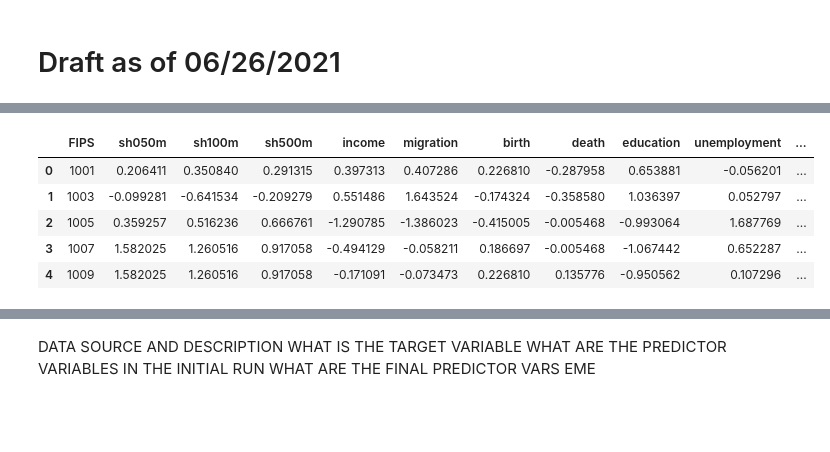
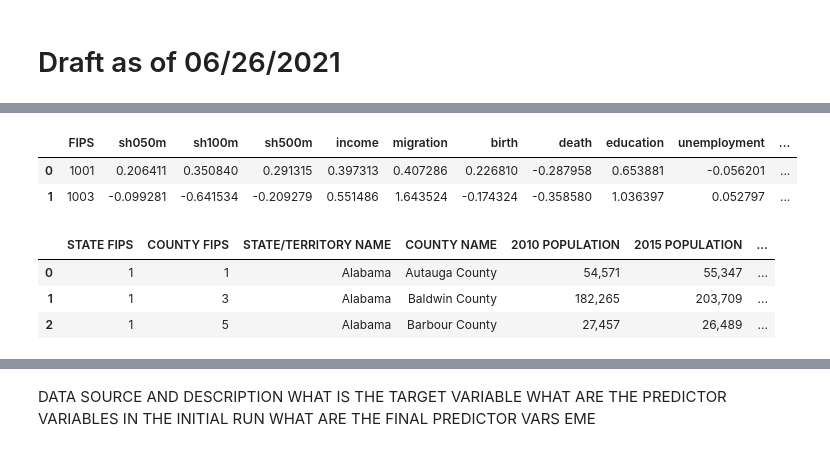
Before and after one commit to lswh/maba_analytics_algorithms_project, a Jupyter notebook: 06302021_TeamGreen_JupyterNotebookSubmission.ipynb, the cells around one changed output, grey strips where cells are left out. Cells and saved outputs as stored; diff of their text form; code cells hidden in the pictures; blank space fills up the shorter version.

Commit message:
Added head lines

```diff
--- a/06302021_TeamGreen_JupyterNotebookSubmission.ipynb
+++ b/06302021_TeamGreen_JupyterNotebookSubmission.ipynb
@@ -42,10 +36,14 @@ raw_harvard_election_returns_main.head()
 # %%
-raw_facebook_social_connectedness_index.head()
+raw_facebook_social_connectedness_index.head(2)
 # Social Index Density within 50 mile, 100 mile and 500 mile radius:
 # %% [output]
 |  | FIPS | sh050m | sh100m | sh500m | income | migration | birth | death | education | unemployment | ... |
 | 0 | 1001 | 0.206411 | 0.350840 | 0.291315 | 0.397313 | 0.407286 | 0.226810 | -0.287958 | 0.653881 | -0.056201 | ... |
 | 1 | 1003 | -0.099281 | -0.641534 | -0.209279 | 0.551486 | 1.643524 | -0.174324 | -0.358580 | 1.036397 | 0.052797 | ... |
-| 2 | 1005 | 0.359257 | 0.516236 | 0.666761 | -1.290785 | -1.386023 | -0.415005 | -0.005468 | -0.993064 | 1.687769 | ... |
-| 3 | 1007 | 1.582025 | 1.260516 | 0.917058 | -0.494129 | -0.058211 | 0.186697 | -0.005468 | -1.067442 | 0.652287 | ... |
-| 4 | 1009 | 1.582025 | 1.260516 | 0.917058 | -0.171091 | -0.073473 | 0.226810 | 0.135776 | -0.950562 | 0.107296 | ... |
+# %%
+raw_landareas_counties.head(3)
+# %% [output]
+|  | STATE FIPS | COUNTY FIPS | STATE/TERRITORY NAME | COUNTY NAME | 2010 POPULATION | 2015 POPULATION | ... |
+| 0 | 1 | 1 | Alabama | Autauga County | 54,571 | 55,347 | ... |
+| 1 | 1 | 3 | Alabama | Baldwin County | 182,265 | 203,709 | ... |
+| 2 | 1 | 5 | Alabama | Barbour County | 27,457 | 26,489 | ... |
```
Also changed, not shown: parts of 11 cells of this notebook.
